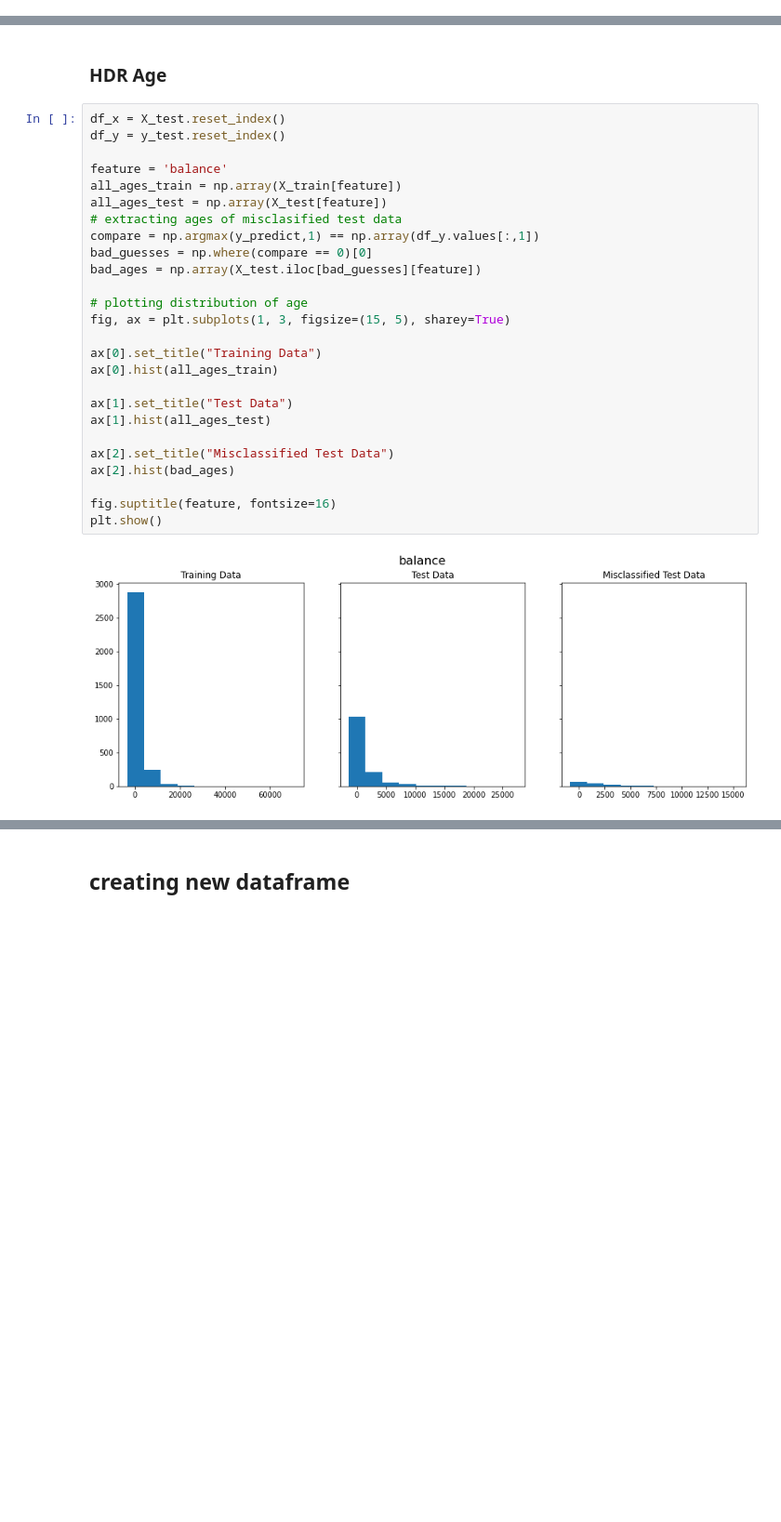
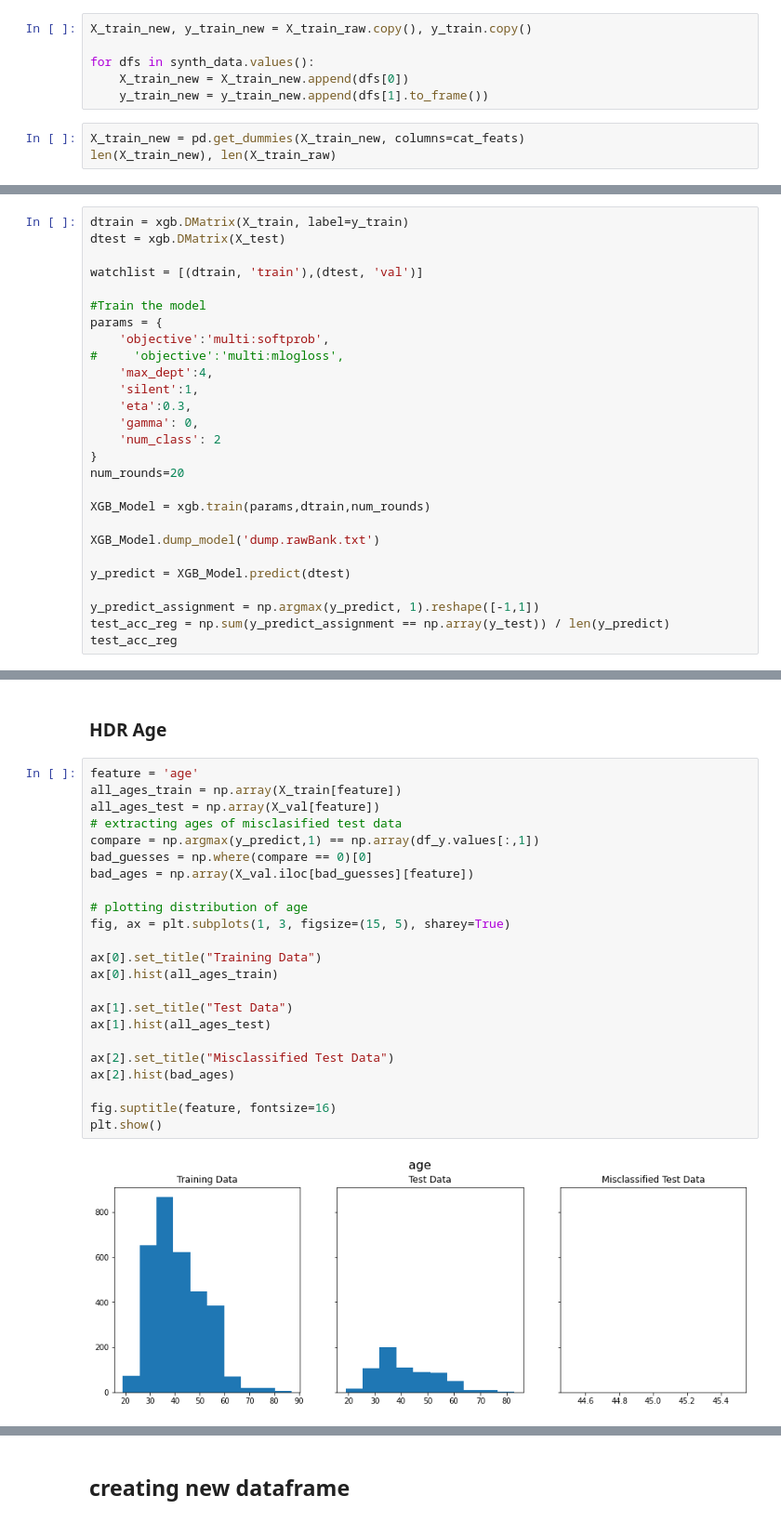
Before and after one commit to sababaganoosh/ML-Ops-Final, a Jupyter notebook: xgboost-implementation-on-bank-marketing-dataset.ipynb, the cells around one changed output, grey strips where cells are left out. Shown at 93% size. Cells and saved outputs as stored; diff of their text form; blank space fills up the shorter version.

```diff
--- a/xgboost-implementation-on-bank-marketing-dataset.ipynb
+++ b/xgboost-implementation-on-bank-marketing-dataset.ipynb
@@ -330,0 +533,9 @@ pyplot.show()
+# %%
+X_train_new, y_train_new = X_train_raw.copy(), y_train.copy()
+
+for dfs in synth_data.values():
+    X_train_new = X_train_new.append(dfs[0])
+    y_train_new = y_train_new.append(dfs[1].to_frame())
+# %%
+X_train_new = pd.get_dummies(X_train_new, columns=cat_feats)
+len(X_train_new), len(X_train_raw)
@@ -330,0 +586,27 @@ pyplot.show()
+# %%
+dtrain = xgb.DMatrix(X_train, label=y_train)
+dtest = xgb.DMatrix(X_test)
+
+watchlist = [(dtrain, 'train'),(dtest, 'val')]
+
+#Train the model
+params = {
+    'objective':'multi:softprob',
+#     'objective':'multi:mlogloss',
+    'max_dept':4,
+    'silent':1,
+    'eta':0.3,
+    'gamma': 0,
+    'num_class': 2
+}
+num_rounds=20
+
+XGB_Model = xgb.train(params,dtrain,num_rounds)
+
+XGB_Model.dump_model('dump.rawBank.txt')
+
+y_predict = XGB_Model.predict(dtest)
+
+y_predict_assignment = np.argmax(y_predict, 1).reshape([-1,1])
+test_acc_reg = np.sum(y_predict_assignment == np.array(y_test)) / len(y_predict)
+test_acc_reg
@@ -331,30 +632,27 @@ pyplot.show()
 # %% [markdown]
 ### HDR Age
 # %%
-df_x = X_test.reset_index()
-df_y = y_test.reset_index()
-
-feature = 'balance'
+feature = 'age'
 all_ages_train = np.array(X_train[feature])
-all_ages_test = np.array(X_test[feature])
+all_ages_test = np.array(X_val[feature])
 # extracting ages of misclasified test data
 compare = np.argmax(y_predict,1) == np.array(df_y.values[:,1])
 bad_guesses = np.where(compare == 0)[0]
-bad_ages = np.array(X_test.iloc[bad_guesses][feature])
+bad_ages = np.array(X_val.iloc[bad_guesses][feature])
 
 # plotting distribution of age
 fig, ax = plt.subplots(1, 3, figsize=(15, 5), sharey=True)
 
 ax[0].set_title("Training Data")
 ax[0].hist(all_ages_train)
 
 ax[1].set_title("Test Data")
 ax[1].hist(all_ages_test)
 
 ax[2].set_title("Misclassified Test Data")
 ax[2].hist(bad_ages)
 
 fig.suptitle(feature, fontsize=16)
 plt.show()
 # %% [output]
-[figure, old version]
+[figure, new version]
```
Also changed, not shown: parts of 93 cells of this notebook.
